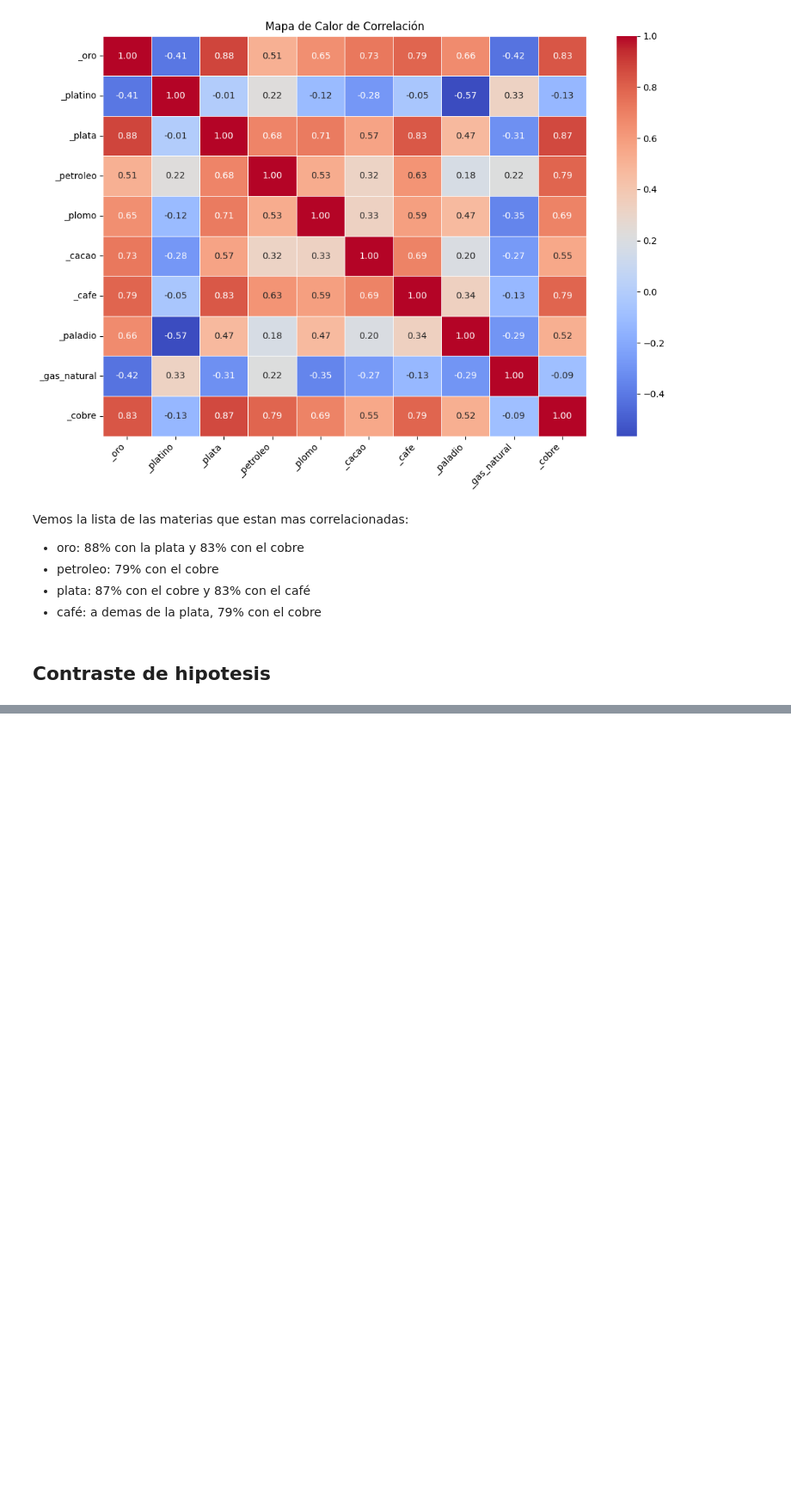
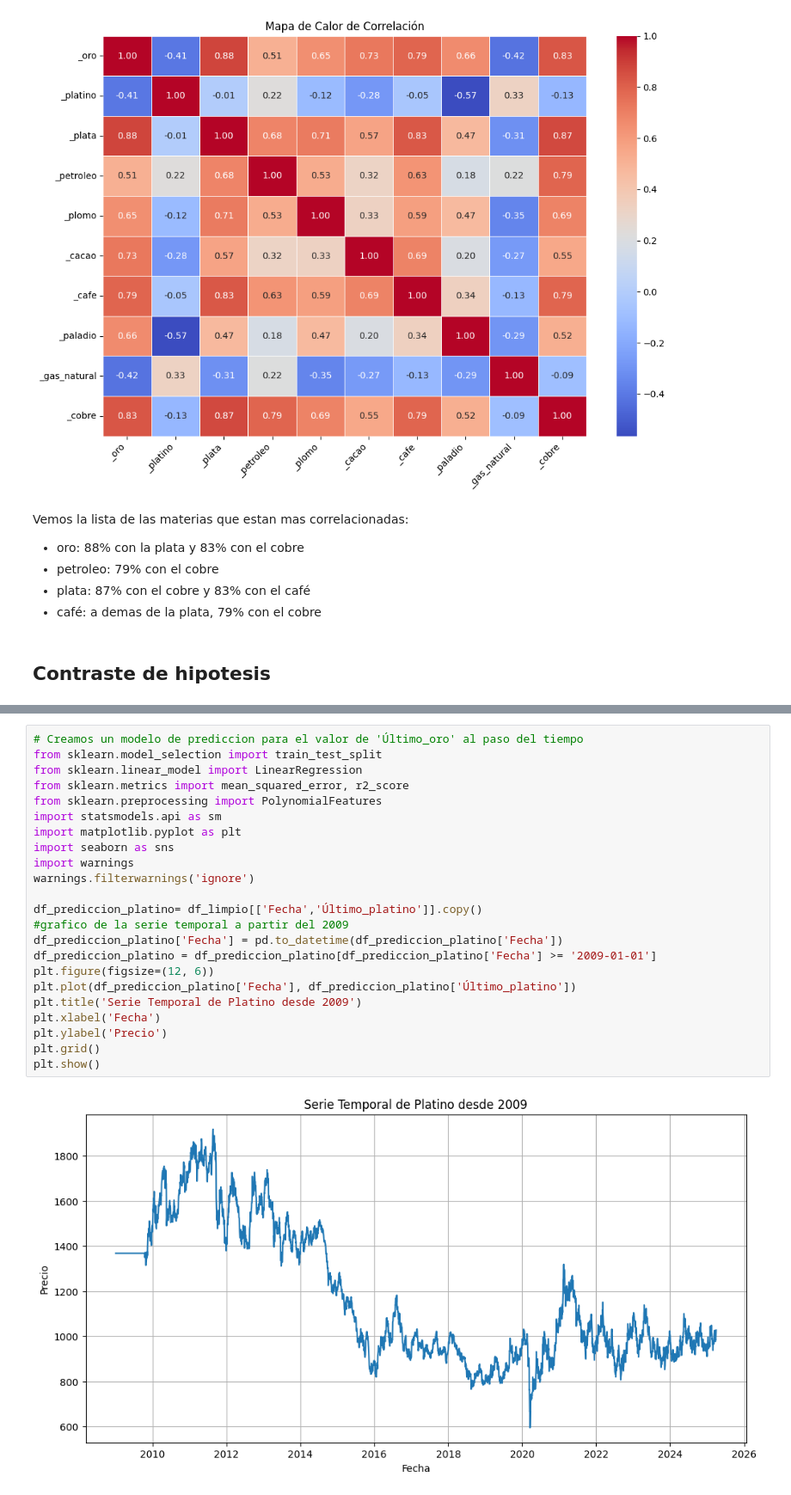
Before and after one commit to lidiaAV/Proyecto1, a Jupyter notebook: notebook_limpio.ipynb, the cells around one changed output, grey strips where cells are left out. Shown: that part at 86% size. Saved outputs shown, nothing was run; the diff lists cells and outputs as text; blank space fills up the shorter version.

```diff
--- a/notebook_limpio.ipynb
+++ b/notebook_limpio.ipynb
@@ -353,0 +542,25 @@ Vemos la lista de las materias que estan mas correlacionadas:
+# %%
+# Creamos un modelo de prediccion para el valor de 'Último_oro' al paso del tiempo
+from sklearn.model_selection import train_test_split
+from sklearn.linear_model import LinearRegression
+from sklearn.metrics import mean_squared_error, r2_score
+from sklearn.preprocessing import PolynomialFeatures
+import statsmodels.api as sm
+import matplotlib.pyplot as plt
+import seaborn as sns
+import warnings
+warnings.filterwarnings('ignore')
+
+df_prediccion_platino= df_limpio[['Fecha','Último_platino']].copy()
+#grafico de la serie temporal a partir del 2009
+df_prediccion_platino['Fecha'] = pd.to_datetime(df_prediccion_platino['Fecha'])
+df_prediccion_platino = df_prediccion_platino[df_prediccion_platino['Fecha'] >= '2009-01-01']
+plt.figure(figsize=(12, 6))
+plt.plot(df_prediccion_platino['Fecha'], df_prediccion_platino['Último_platino'])
+plt.title('Serie Temporal de Platino desde 2009')
+plt.xlabel('Fecha')
+plt.ylabel('Precio')
+plt.grid()
+plt.show()
+# %% [output]
+[figure, added]
```
Also changed, not shown: parts of 10 cells of this notebook, 17 other files.
